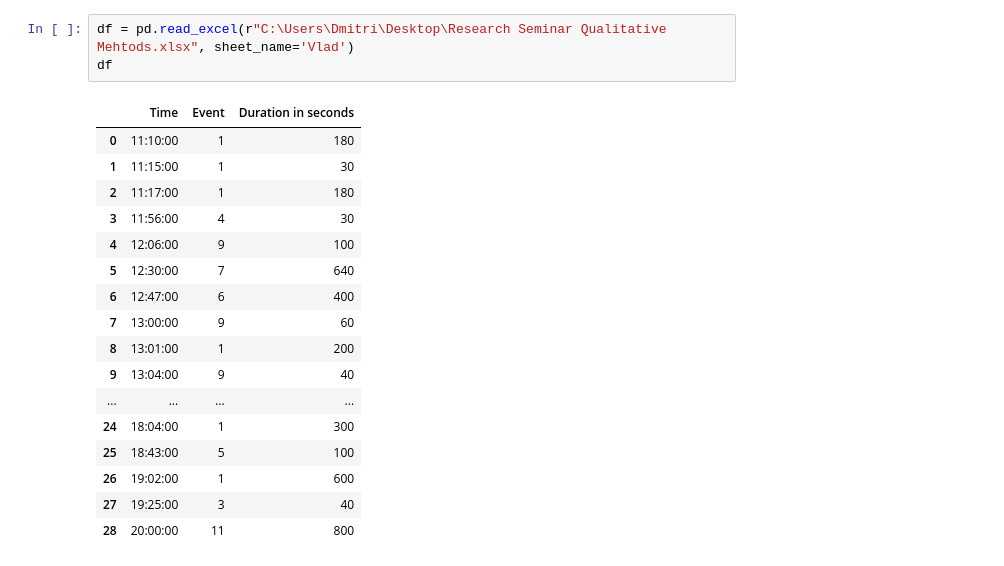
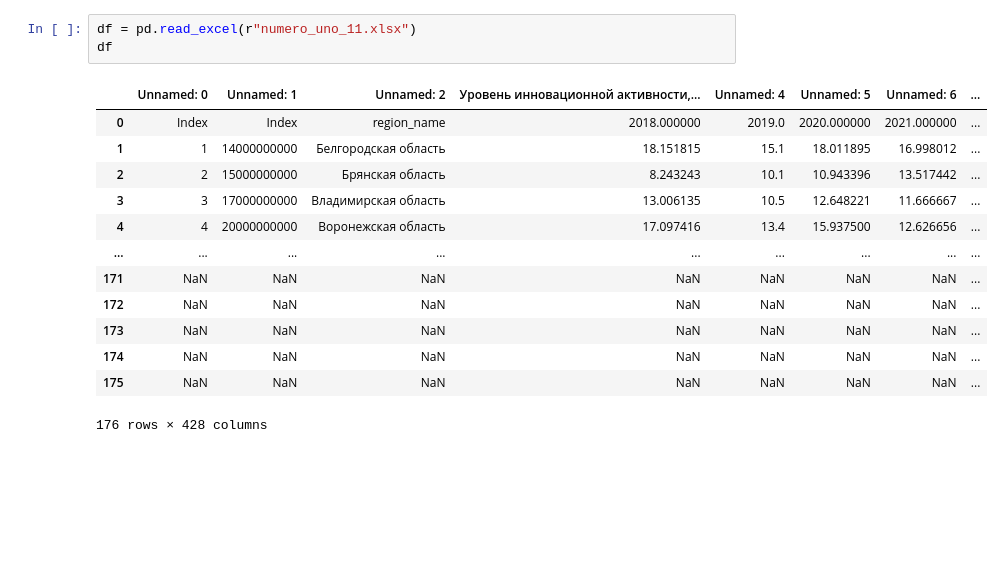
Before and after one commit to DmitriMt/DVD, a Jupyter notebook: preprocessing.ipynb, the cells around one changed output. Saved outputs shown, nothing was run; the diff lists cells and outputs as text; blank space fills up the shorter version.

```diff
--- a/preprocessing.ipynb
+++ b/preprocessing.ipynb
@@ -30,21 +10,17 @@ dfs
 # %%
-df = pd.read_excel(r"C:\Users\Dmitri\Desktop\Research Seminar Qualitative Mehtods.xlsx", sheet_name='Vlad')
+df = pd.read_excel(r"numero_uno_11.xlsx")
 df
 # %% [output]
-|  | Time | Event | Duration in seconds |
-| 0 | 11:10:00 | 1 | 180 |
-| 1 | 11:15:00 | 1 | 30 |
-| 2 | 11:17:00 | 1 | 180 |
-| 3 | 11:56:00 | 4 | 30 |
-| 4 | 12:06:00 | 9 | 100 |
-| 5 | 12:30:00 | 7 | 640 |
-| 6 | 12:47:00 | 6 | 400 |
-| 7 | 13:00:00 | 9 | 60 |
-| 8 | 13:01:00 | 1 | 200 |
-| 9 | 13:04:00 | 9 | 40 |
-| ... | ... | ... | ... |
-| 24 | 18:04:00 | 1 | 300 |
-| 25 | 18:43:00 | 5 | 100 |
-| 26 | 19:02:00 | 1 | 600 |
-| 27 | 19:25:00 | 3 | 40 |
-| 28 | 20:00:00 | 11 | 800 |
+|  | Unnamed: 0 | Unnamed: 1 | Unnamed: 2 | Уровень инновационной активности,... | Unnamed: 4 | Unnamed: 5 | Unnamed: 6 | ... |
+| 0 | Index | Index | region_name | 2018.000000 | 2019.0 | 2020.000000 | 2021.000000 | ... |
+| 1 | 1 | 14000000000 | Белгородская область | 18.151815 | 15.1 | 18.011895 | 16.998012 | ... |
+| 2 | 2 | 15000000000 | Брянская область | 8.243243 | 10.1 | 10.943396 | 13.517442 | ... |
+| 3 | 3 | 17000000000 | Владимирская область | 13.006135 | 10.5 | 12.648221 | 11.666667 | ... |
+| 4 | 4 | 20000000000 | Воронежская область | 17.097416 | 13.4 | 15.937500 | 12.626656 | ... |
+| ... | ... | ... | ... | ... | ... | ... | ... | ... |
+| 171 | NaN | NaN | NaN | NaN | NaN | NaN | NaN | ... |
+| 172 | NaN | NaN | NaN | NaN | NaN | NaN | NaN | ... |
+| 173 | NaN | NaN | NaN | NaN | NaN | NaN | NaN | ... |
+| 174 | NaN | NaN | NaN | NaN | NaN | NaN | NaN | ... |
+| 175 | NaN | NaN | NaN | NaN | NaN | NaN | NaN | ... |
+176 rows × 428 columns
```
Also changed, not shown: parts of 17 cells of this notebook, 9 other files.
